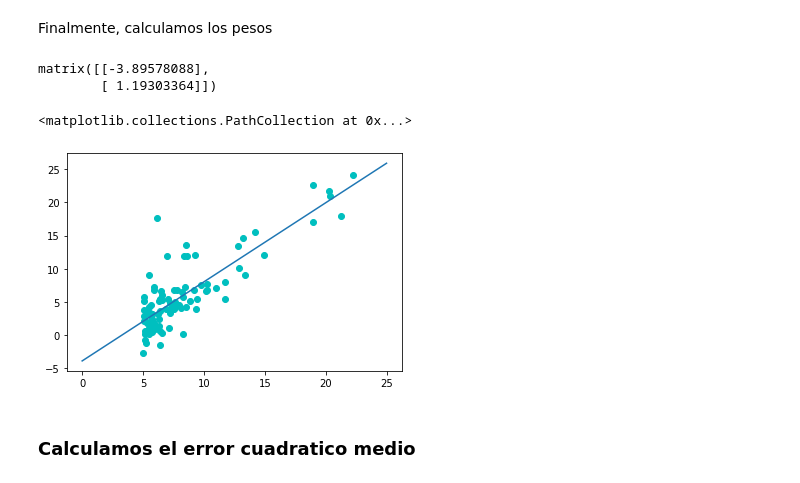
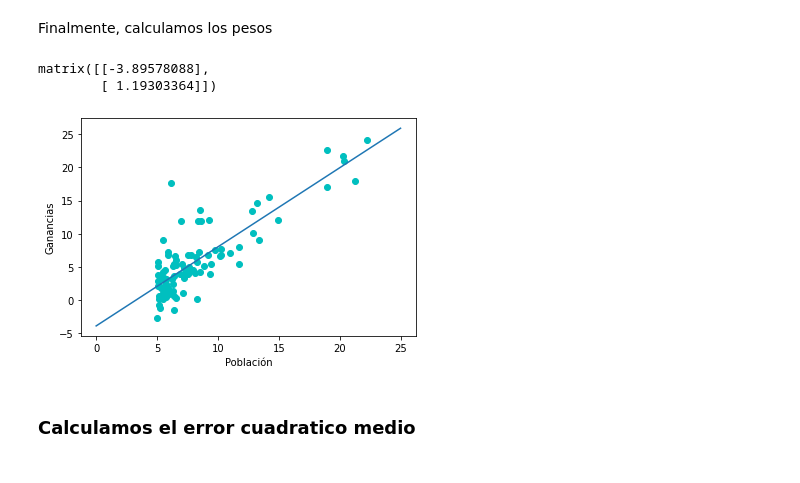
Before and after one commit to Nacho2904/pasantiacsc, a Jupyter notebook: agosto30.ipynb, the cells around one changed output. Drawn from its saved outputs; the diff is of its cells as text; code cells hidden in the pictures.

```diff
--- a/agosto30.ipynb
+++ b/agosto30.ipynb
@@ -80,10 +49,11 @@ XtX = np.matmul(np.transpose(X), X)
 seudoinversa = np.matmul(np.linalg.inv(XtX), np.transpose(X))
 # %% [markdown]
 Finalmente, calculamos los pesos
-# %%
-w = np.matmul(seudoinversa, Y)
-w
-# %% [output]
-matrix([[-3.89578088],
-        [ 1.19303364]])
+# %%
+#saco w,b aplicando la fórmula derivada (XtX)^(-1)Xt*y
+w = np.matmul(seudoinversa, Y)
+w
+# %% [output]
+matrix([[-3.89578088],
+        [ 1.19303364]])
 # %%
@@ -91,11 +62,12 @@ phi = lambda x: float(w[0,0] + w[1,0]*x)
 # %%
 xaxis = np.arange(0, 25, 0.01)
 yaxis = np.array([phi(x) for x in xaxis])
 plt.plot(xaxis, yaxis)
 plt.scatter(np.array(dataset[:,POBLACION]),np.array(dataset[:,GANANCIAS]), c='c')
+plt.xlabel("Población")
+plt.ylabel("Ganancias");
 # %% [output]
-<matplotlib.collections.PathCollection at 0x...>
-[figure, old version]
+[figure, new version]
 # %% [markdown]
 ### Calculamos el error cuadratico medio
 # %%
```
Also changed, not shown: parts of 38 cells of this notebook.
